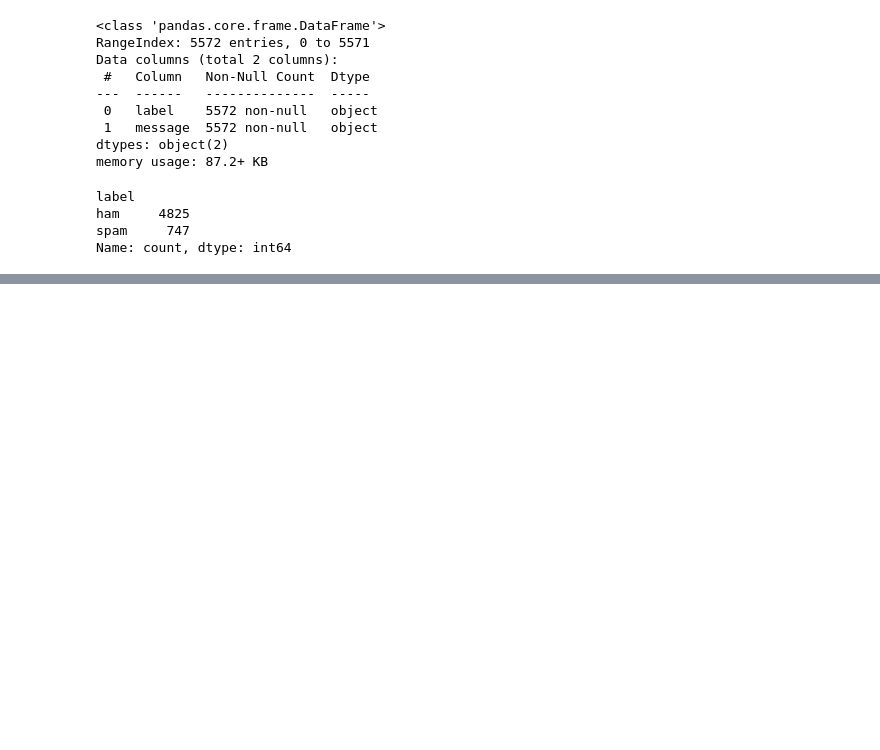
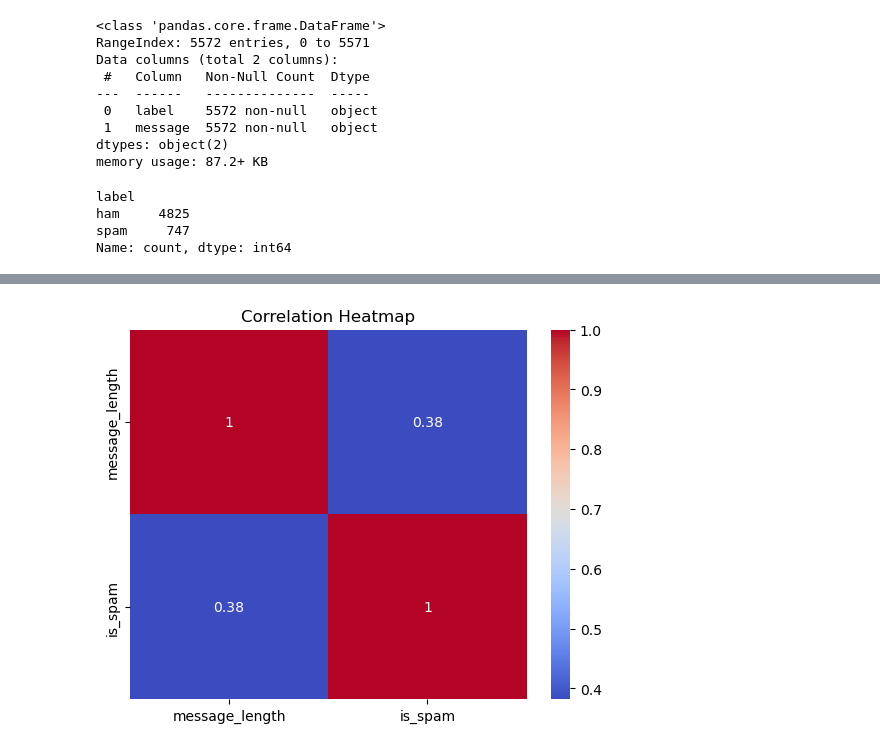
Before and after one commit to ezra-kutsvaira/PromoHub-Machine-Learning-Models, a Jupyter notebook: notebooks/01_sms_spam_model.ipynb, the cells around one changed output, grey strips where cells are left out. Saved outputs shown, nothing was run; the diff lists cells and outputs as text; code cells hidden in the pictures; blank space fills up the shorter version.

```diff
--- a/notebooks/01_sms_spam_model.ipynb
+++ b/notebooks/01_sms_spam_model.ipynb
@@ -70,0 +95,10 @@ plt.shp
+# %%
+df["is_spam"] = df["label"].map({"ham": 0, "spam": 1})
+
+corr_df = df[["message_length", "is_spam"]].corr()
+
+sns.heatmap(corr_df, annot=True, cmap="coolwarm")
+plt.title("Correlation Heatmap")
+plt.show()
+# %% [output]
+[figure, added]
```
Also changed, not shown: parts of 3 cells of this notebook.
